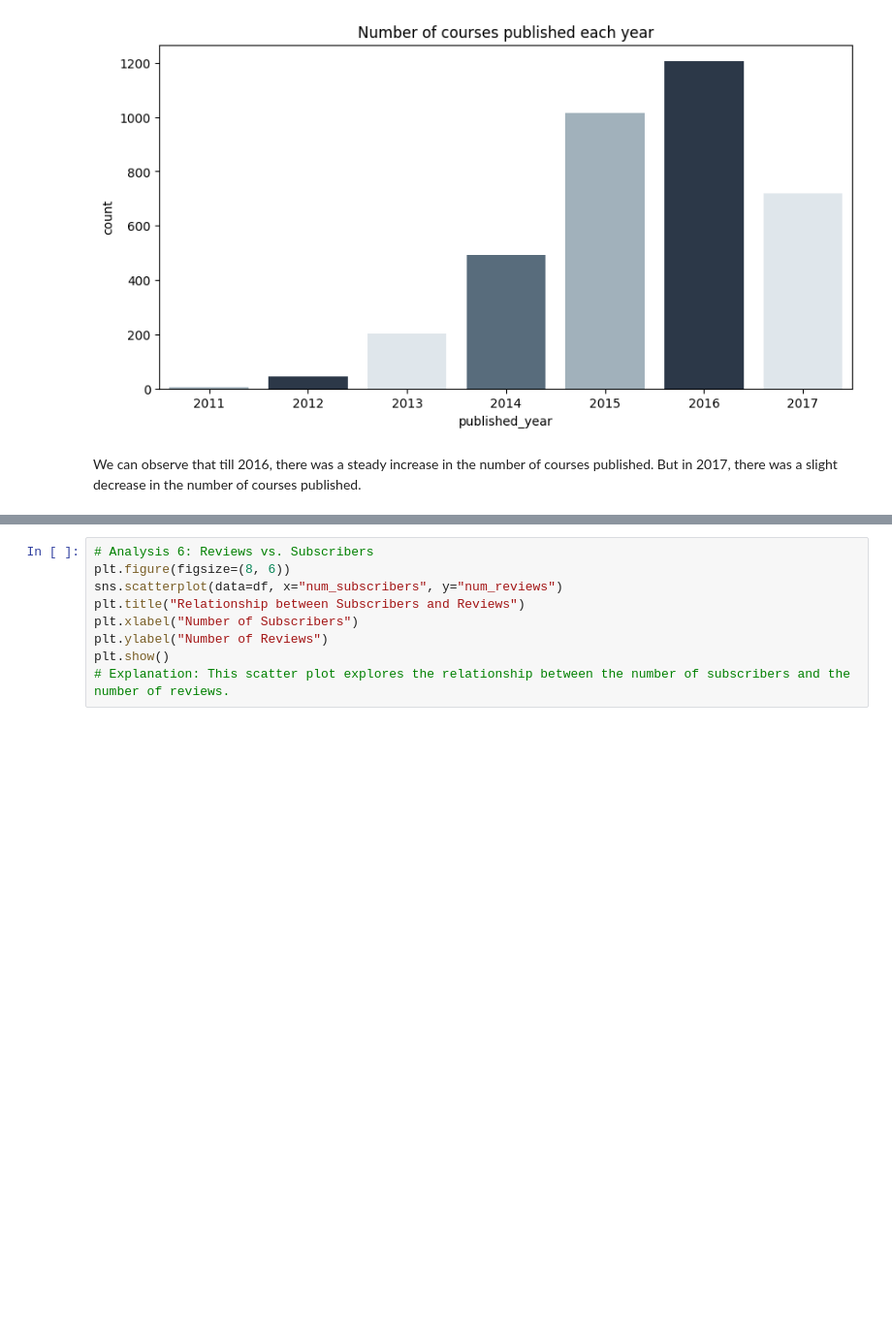
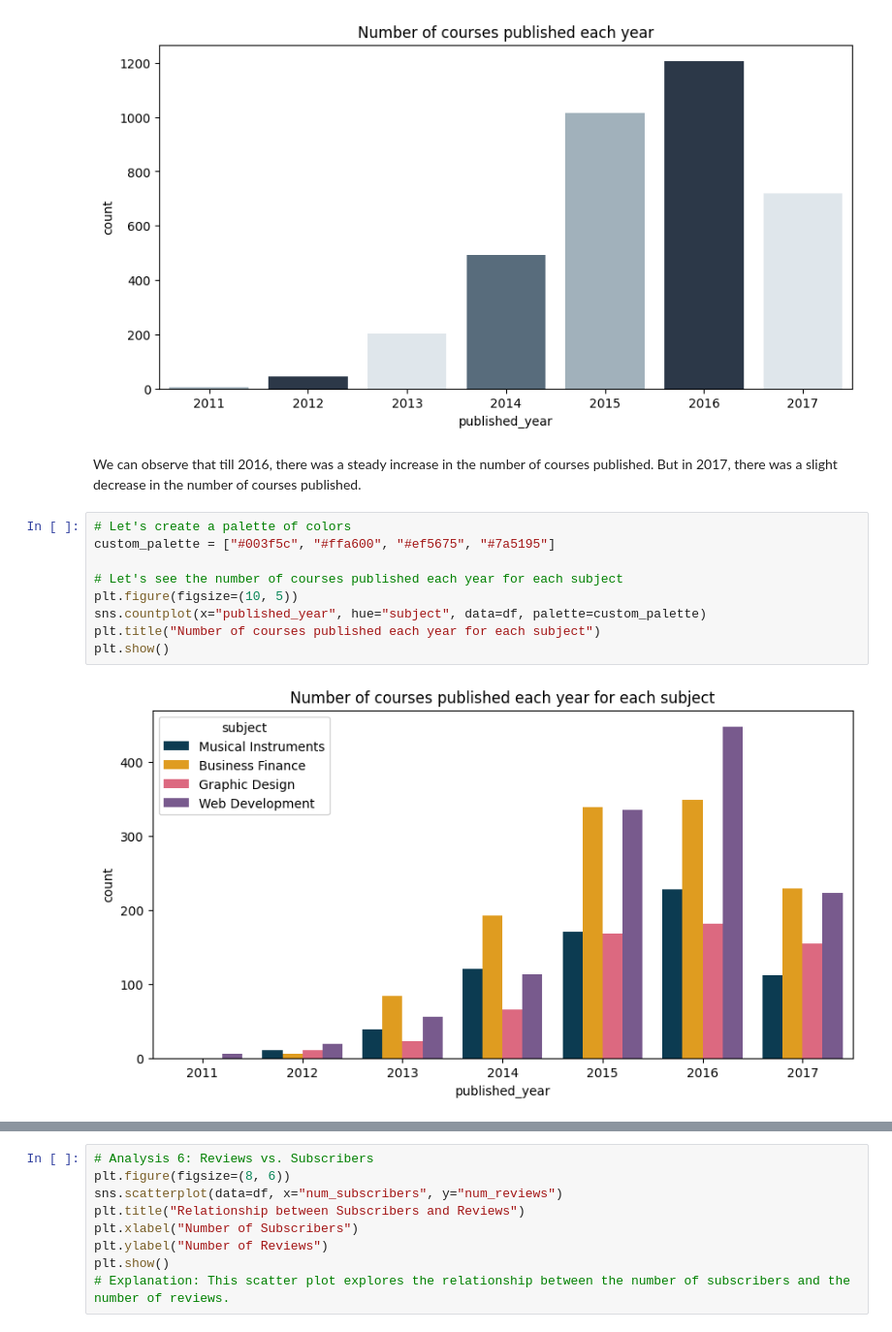
Before and after one commit to Chirag529/Udemy_Courses_Analysis, a Jupyter notebook: main.ipynb, the cells around one changed output, grey strips where cells are left out. Shown: that part at 97% size. Saved outputs shown, nothing was run; the diff lists cells and outputs as text; blank space fills up the shorter version.

```diff
--- a/main.ipynb
+++ b/main.ipynb
@@ -560,3 +562,14 @@ plt.show()
 [figure]
 # %% [markdown]
 We can observe that till 2016, there was a steady increase in the number of courses published. But in 2017, there was a slight decrease in the number of courses published.
+# %%
+# Let's create a palette of colors
+custom_palette = ["#003f5c", "#ffa600", "#ef5675", "#7a5195"]
+
+# Let's see the number of courses published each year for each subject
+plt.figure(figsize=(10, 5))
+sns.countplot(x="published_year", hue="subject", data=df, palette=custom_palette)
+plt.title("Number of courses published each year for each subject")
+plt.show()
+# %% [output]
+[figure, added]
```
Also changed, not shown: parts of 8 cells of this notebook.
